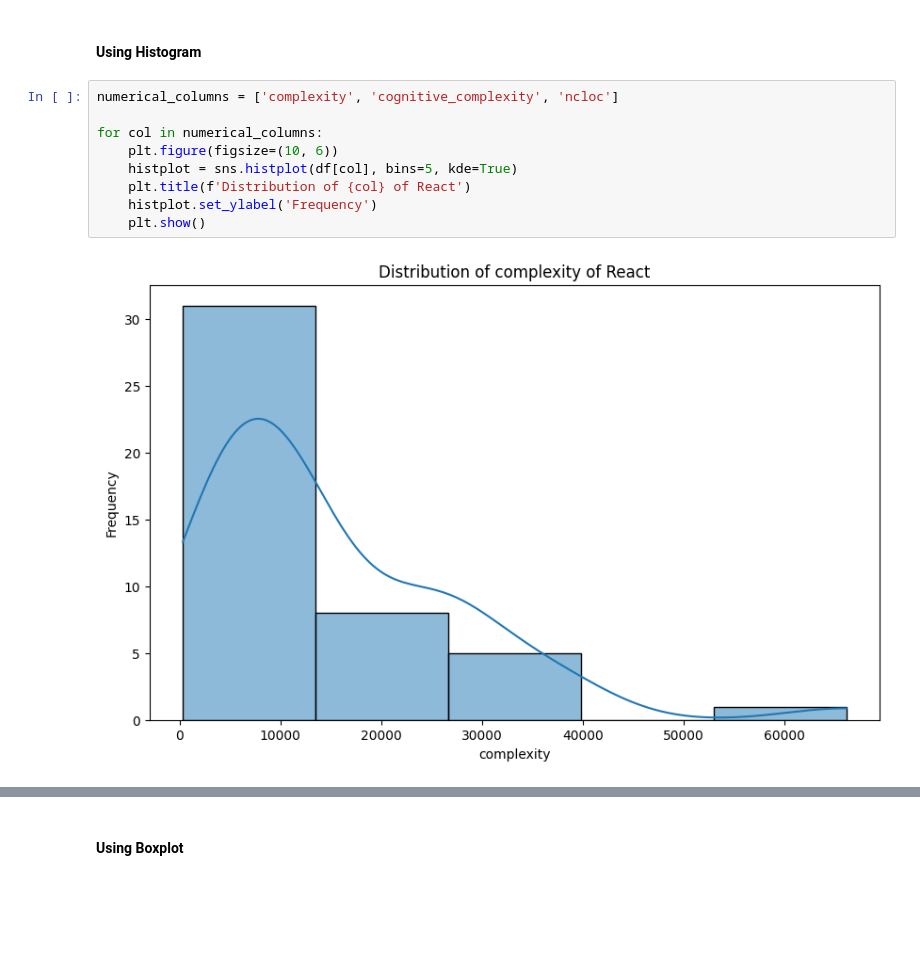
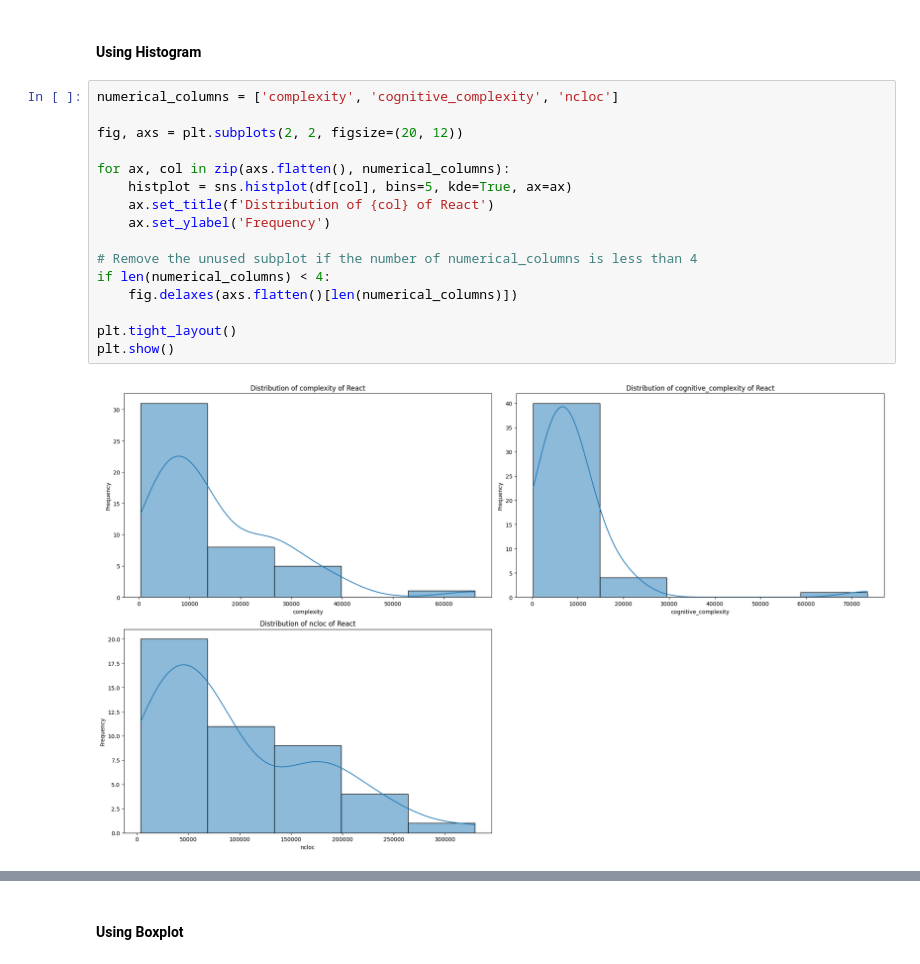
Before and after one commit to NotAlpha45/Analysis-of-Code-Smell-and-Refactoring, a Jupyter notebook: Code/Analysis/RQ1/react_analysis - Copy.ipynb, the cells around one changed output, grey strips where cells are left out. Saved outputs shown, nothing was run; the diff lists cells and outputs as text; blank space fills up the shorter version.

Commit message:
New Images Added for RQ1

```diff
--- a/Code/Analysis/RQ1/react_analysis - Copy.ipynb
+++ b/Code/Analysis/RQ1/react_analysis - Copy.ipynb
@@ -240,11 +240,18 @@ Passing `palette` without assigning `hue` is deprecated and will be removed in v
 # %%
 numerical_columns = ['complexity', 'cognitive_complexity', 'ncloc']
 
-for col in numerical_columns:
-    plt.figure(figsize=(10, 6))
-    histplot = sns.histplot(df[col], bins=5, kde=True)
-    plt.title(f'Distribution of {col} of React')
-    histplot.set_ylabel('Frequency')
-    plt.show()
+fig, axs = plt.subplots(2, 2, figsize=(20, 12))
+
+for ax, col in zip(axs.flatten(), numerical_columns):
+    histplot = sns.histplot(df[col], bins=5, kde=True, ax=ax)
+    ax.set_title(f'Distribution of {col} of React')
+    ax.set_ylabel('Frequency')
+
+# Remove the unused subplot if the number of numerical_columns is less than 4
+if len(numerical_columns) < 4:
+    fig.delaxes(axs.flatten()[len(numerical_columns)])
+
+plt.tight_layout()
+plt.show()
 # %% [output]
-[figure, old version]
+[figure, new version]
```
Also changed, not shown: parts of 1 cell of this notebook, 5 other files.
